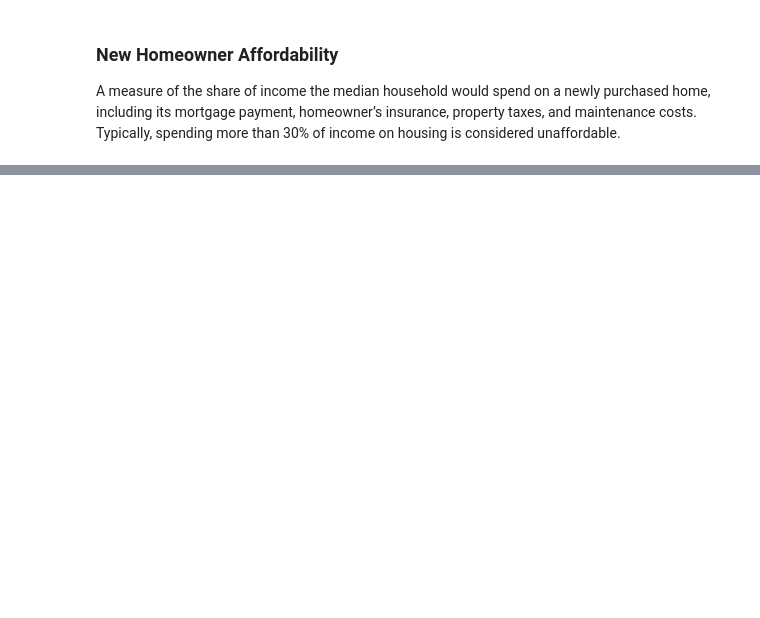
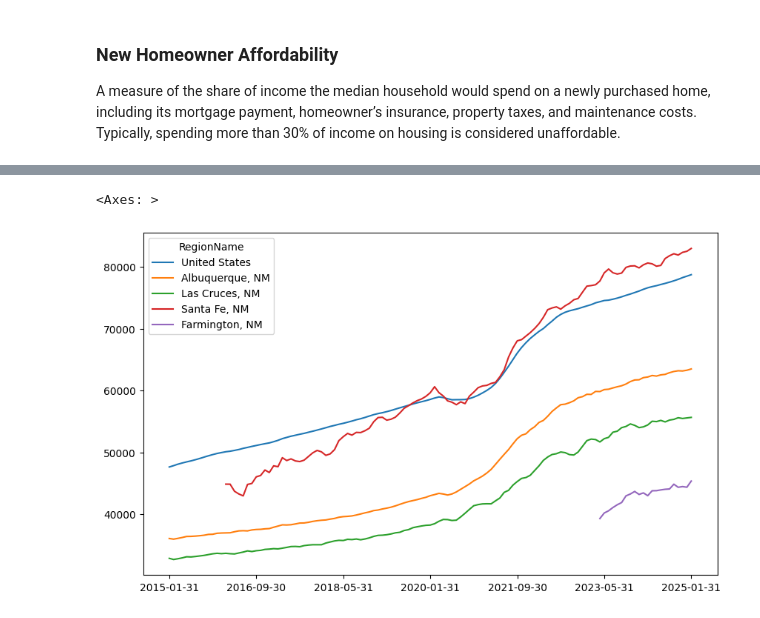
Before and after one commit to cmgsalazar/housing-affordability, a Jupyter notebook: analysis.ipynb, the cells around one changed output, grey strips where cells are left out. Drawn from its saved outputs; the diff is of its cells as text; code cells hidden in the pictures; blank space fills up the shorter version.

```diff
--- a/analysis.ipynb
+++ b/analysis.ipynb
@@ -22,0 +114,5 @@ df_home_afford.head(5)
+# %%
+csv = "data/Metro_new_renter_income_needed_uc_sfrcondomfr_sm_sa_month.csv"
+
+df_rent_income = filter_nm(csv, col_name)
+df_rent_income
@@ -22,0 +127,8 @@ df_home_afford.head(5)
+# %%
+trans_rent_income = chart_nm(df_rent_income, col_exclude, index_col)
+trans_rent_income.to_csv("filtered-data/new_renter_income_needed.csv") # export csv
+
+trans_rent_income.plot(kind="line", figsize=(10,6))
+# %% [output]
+<Axes: >
+[figure, added]
```
Also changed, not shown: parts of 18 cells of this notebook, 4 other files.
